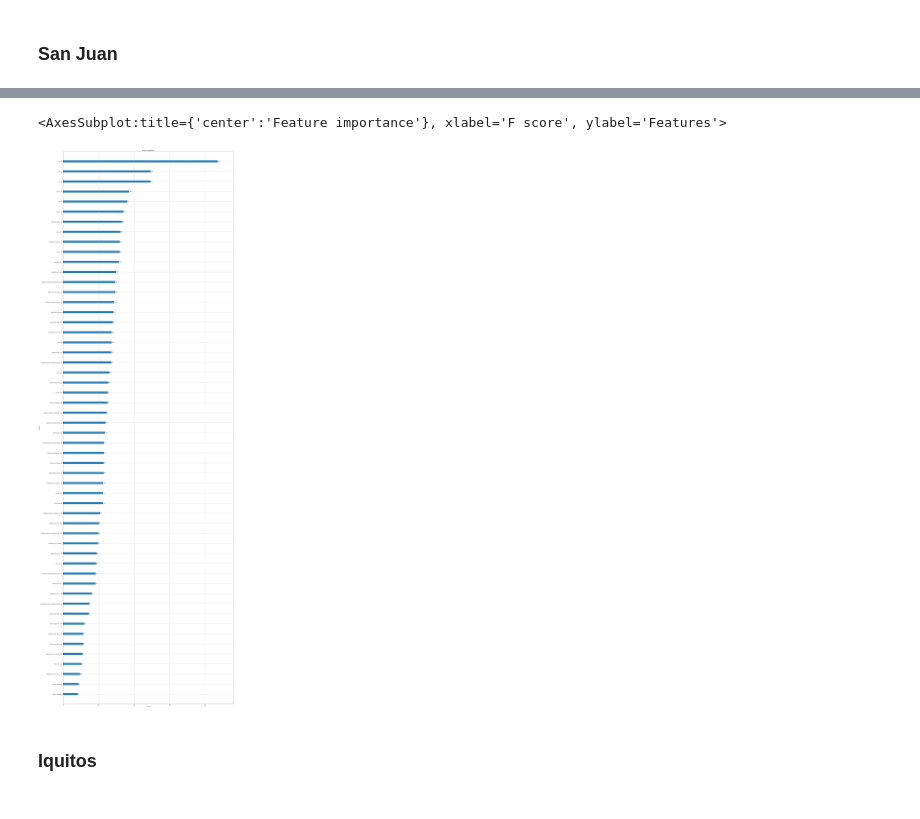
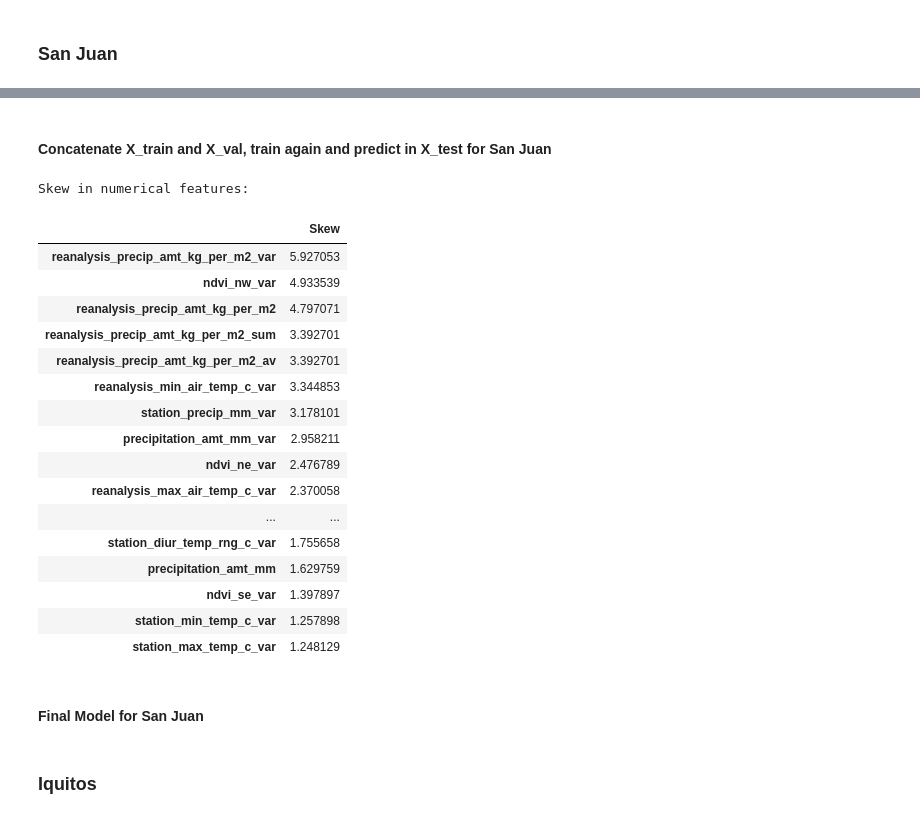
Before and after one commit to GGC17/deng, a Jupyter notebook: train.ipynb, the cells around one changed output, grey strips where cells are left out. Cells and saved outputs as stored; diff of their text form; code cells hidden in the pictures.

```diff
--- a/train.ipynb
+++ b/train.ipynb
@@ -182,9 +161,2 @@ plot_errors(pred_xgb_sj, y_val_sj)
-# %%
-def plot_features(booster, figsize):
-    fig, ax = plt.subplots(1,1,figsize=figsize)
-    return plot_importance(booster=booster, ax=ax)
-
-plot_features(model_xgb_sj, (30,100))
-# %% [output]
-<AxesSubplot:title={'center':'Feature importance'}, xlabel='F score', ylabel='Features'>
-[figure, removed]
+# %% [markdown]
+#### Concatenate X_train and X_val, train again and predict in X_test for San Juan
@@ -190,0 +168,28 @@ plot_features(model_xgb_sj, (30,100))
+# %%
+# Fix skewness on Test Set
+numeric_feats = X_test_sj.columns[4:-5]
+
+# Check the skew of all numerical features
+skewed_feats = X_test_sj[numeric_feats].apply(lambda x: skew(x.dropna())).sort_values(ascending=False)
+print("\nSkew in numerical features: \n")
+skewness = pd.DataFrame({'Skew' :skewed_feats})
+skewness.head(20)
+# %% [output]
+Skew in numerical features:
+|  | Skew |
+| reanalysis_precip_amt_kg_per_m2_var | 5.927053 |
+| ndvi_nw_var | 4.933539 |
+| reanalysis_precip_amt_kg_per_m2 | 4.797071 |
+| reanalysis_precip_amt_kg_per_m2_sum | 3.392701 |
+| reanalysis_precip_amt_kg_per_m2_av | 3.392701 |
+| reanalysis_min_air_temp_c_var | 3.344853 |
+| station_precip_mm_var | 3.178101 |
+| precipitation_amt_mm_var | 2.958211 |
+| ndvi_ne_var | 2.476789 |
+| reanalysis_max_air_temp_c_var | 2.370058 |
+| ... | ... |
+| station_diur_temp_rng_c_var | 1.755658 |
+| precipitation_amt_mm | 1.629759 |
+| ndvi_se_var | 1.397897 |
+| station_min_temp_c_var | 1.257898 |
+| station_max_temp_c_var | 1.248129 |
@@ -190,0 +207,2 @@ plot_features(model_xgb_sj, (30,100))
+# %% [markdown]
+#### Final Model for San Juan
```
Also changed, not shown: parts of 45 cells of this notebook, 2 other files.
